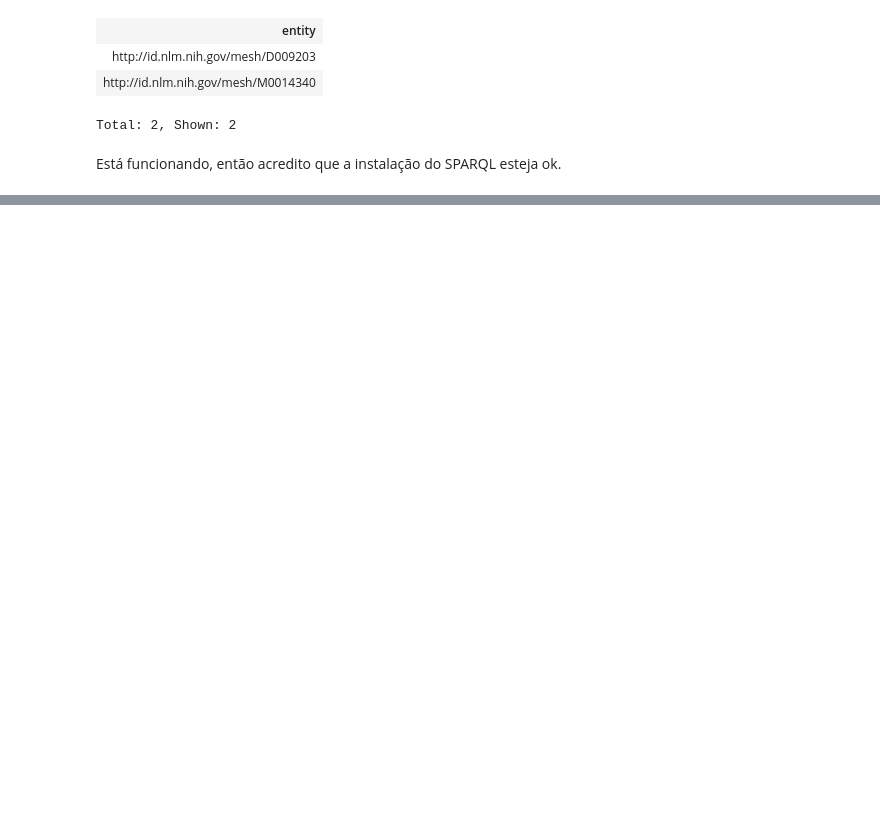
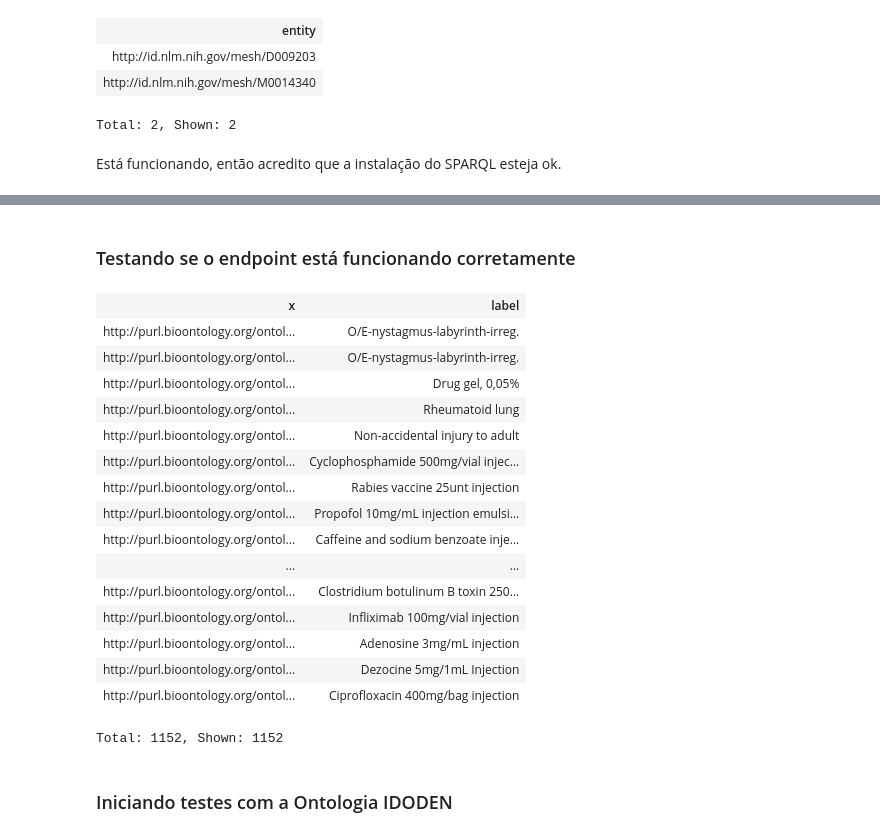
Before and after one commit to azaelmsousa/DataScience, a Jupyter notebook: Ontology/idoden.ipynb, the cells around one changed output, grey strips where cells are left out. Drawn from its saved outputs; the diff is of its cells as text; code cells hidden in the pictures; blank space fills up the shorter version.

Commit message:
Updating IDODEN Ontology

```diff
--- a/Ontology/idoden.ipynb
+++ b/Ontology/idoden.ipynb
@@ -71,0 +60,33 @@ Está funcionando, então acredito que a instalação do SPARQL esteja ok.
+# %% [markdown]
+### Testando se o endpoint está funcionando corretamente
+# %%
+PREFIX rdfs: <http://www.w3.org/2000/01/rdf-schema#>
+PREFIX snomed-term: <http://purl.bioontology.org/ontology/SNOMEDCT/>
+PREFIX skos: <http://www.w3.org/2004/02/skos/core#>
+SELECT DISTINCT ?x ?label
+FROM <http://bioportal.bioontology.org/ontologies/SNOMEDCT>
+WHERE
+{
+    ?x rdfs:subClassOf snomed-term:363664003 .
+    ?x skos:prefLabel  ?label.
+}
+# %% [output]
+| x | label |
+| http://purl.bioontology.org/ontol... | O/E-nystagmus-labyrinth-irreg. |
+| http://purl.bioontology.org/ontol... | O/E-nystagmus-labyrinth-irreg. |
+| http://purl.bioontology.org/ontol... | Drug gel, 0,05% |
+| http://purl.bioontology.org/ontol... | Rheumatoid lung |
+| http://purl.bioontology.org/ontol... | Non-accidental injury to adult |
+| http://purl.bioontology.org/ontol... | Cyclophosphamide 500mg/vial injec... |
+| http://purl.bioontology.org/ontol... | Rabies vaccine 25unt injection |
+| http://purl.bioontology.org/ontol... | Propofol 10mg/mL injection emulsi... |
+| http://purl.bioontology.org/ontol... | Caffeine and sodium benzoate inje... |
+| ... | ... |
+| http://purl.bioontology.org/ontol... | Clostridium botulinum B toxin 250... |
+| http://purl.bioontology.org/ontol... | Infliximab 100mg/vial injection |
+| http://purl.bioontology.org/ontol... | Adenosine 3mg/mL injection |
+| http://purl.bioontology.org/ontol... | Dezocine 5mg/1mL Injection |
+| http://purl.bioontology.org/ontol... | Ciprofloxacin 400mg/bag injection |
+Total: 1152, Shown: 1152
+# %% [markdown]
+### Iniciando testes com a Ontologia IDODEN
```
Also changed, not shown: parts of 7 cells of this notebook.
